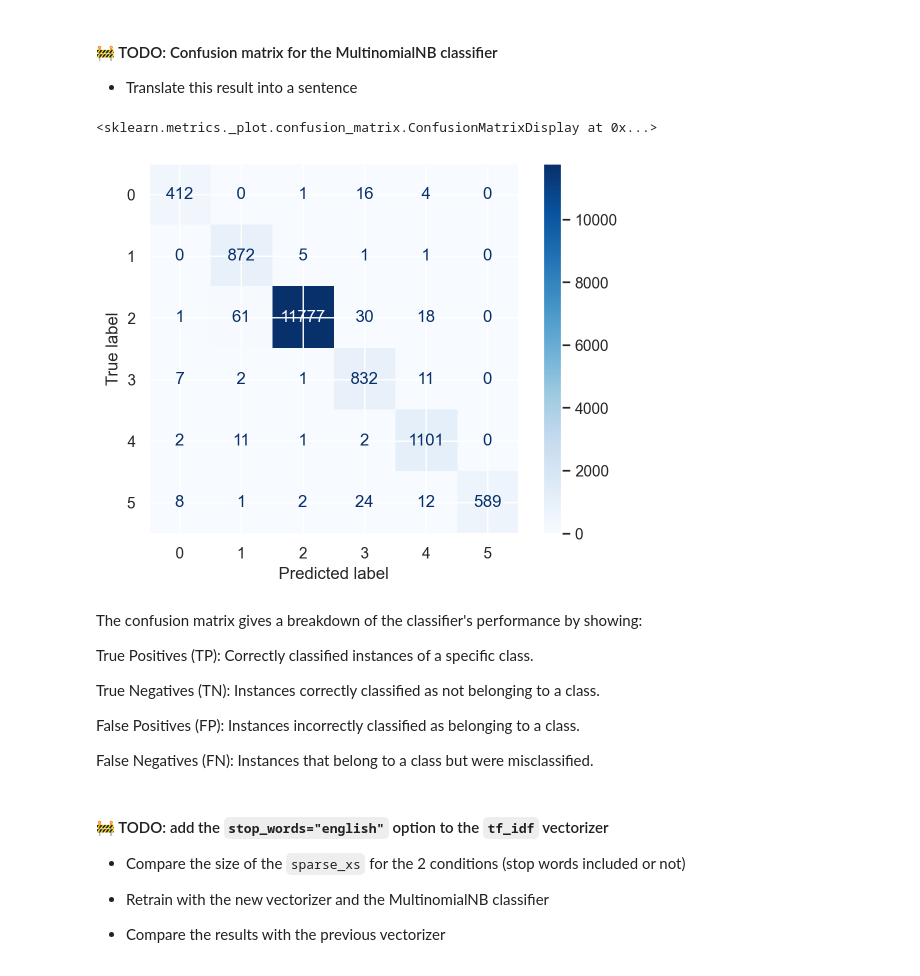
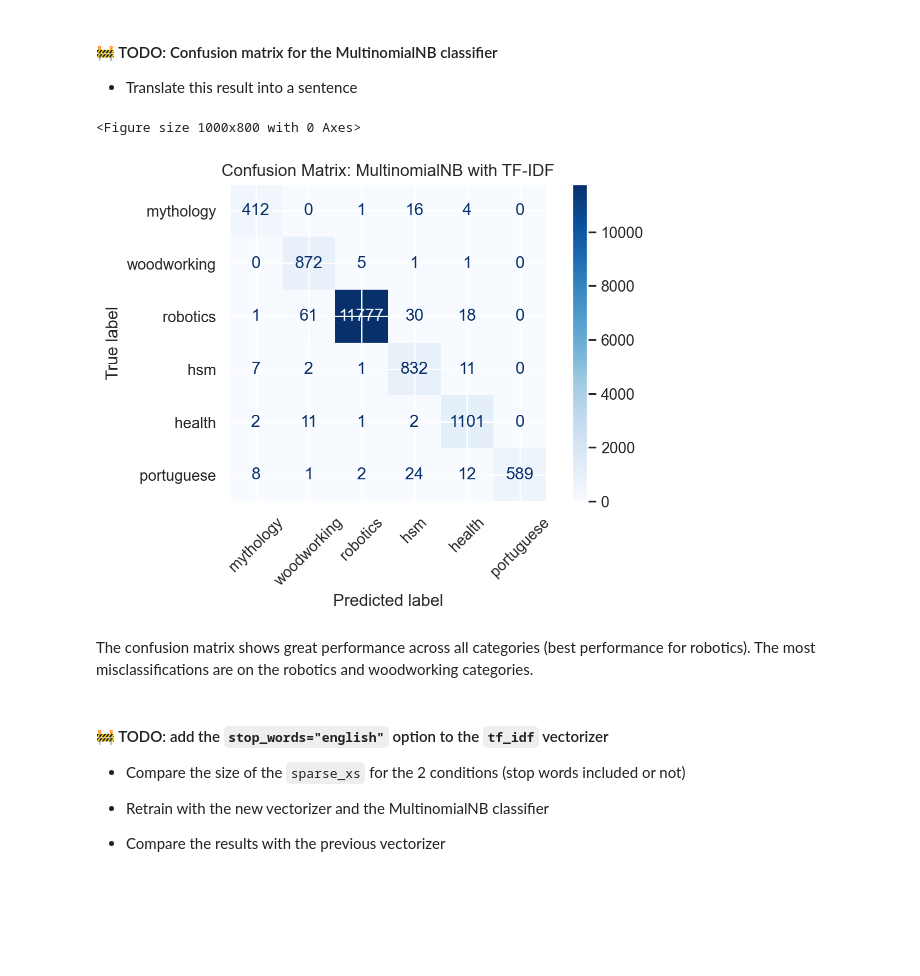
Before and after one commit to petkokp/m1-hands-on-NLP, a Jupyter notebook: assignments/HoNLP_week3.ipynb, the cells around one changed output. Drawn from its saved outputs; the diff is of its cells as text; code cells hidden in the pictures; blank space fills up the shorter version.

```diff
--- a/assignments/HoNLP_week3.ipynb
+++ b/assignments/HoNLP_week3.ipynb
@@ -334,21 +343,18 @@ MultinomialNB achieves 0.99 accuracy and GaussianNB achieves 0.98.
 # %%
 conf_matrix = confusion_matrix(test_ys, pred_tfidf)
 
-disp = ConfusionMatrixDisplay(confusion_matrix=conf_matrix, display_labels=nb_classifier.classes_)
-disp.plot(cmap="Blues")
+plt.figure(figsize=(10, 8))
+disp = ConfusionMatrixDisplay(confusion_matrix=conf_matrix, display_labels=CORPORA)
+disp.plot(cmap='Blues')
+plt.title('Confusion Matrix: MultinomialNB with TF-IDF')
+plt.xticks(rotation=45)
+plt.tight_layout()
+plt.show()
 # %% [output]
-<sklearn.metrics._plot.confusion_matrix.ConfusionMatrixDisplay at 0x...>
+<Figure size 1000x800 with 0 Axes>
-[figure, old version]
+[figure, new version]
 # %% [markdown]
-The confusion matrix gives a breakdown of the classifier's performance by showing:
-
-True Positives (TP): Correctly classified instances of a specific class.
-
-True Negatives (TN): Instances correctly classified as not belonging to a class.
-
-False Positives (FP): Instances incorrectly classified as belonging to a class.
-
-False Negatives (FN): Instances that belong to a class but were misclassified.
+The confusion matrix shows great performance across all categories (best performance for robotics). The most misclassifications are on the robotics and woodworking categories.
 # %% [markdown]
 #### 🚧 TODO: add the `stop_words="english"` option to the `tf_idf` vectorizer
 
```
Also changed, not shown: parts of 11 cells of this notebook.
